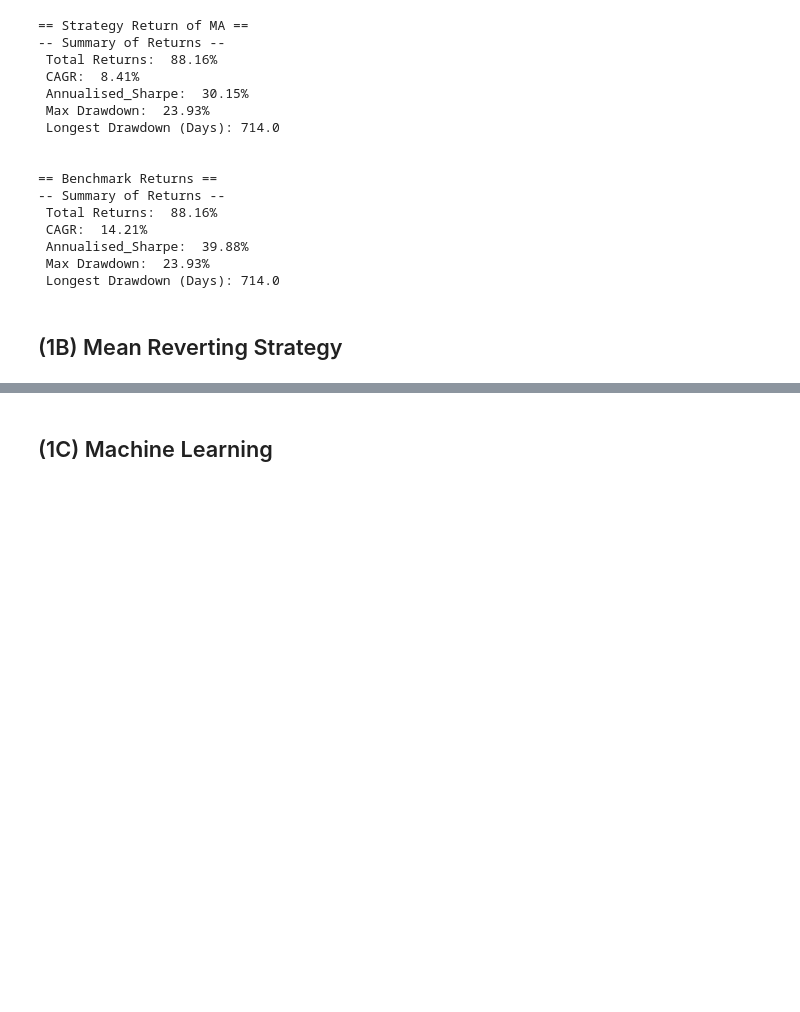
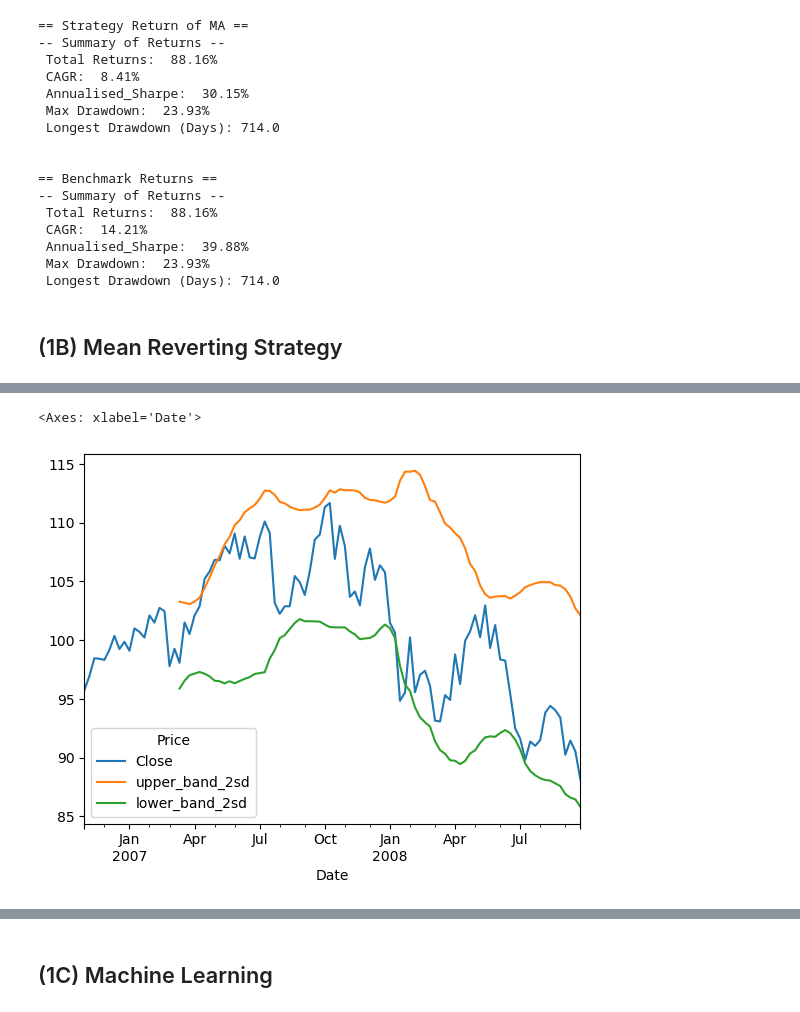
Before and after one commit to Gregtwl/GrpAssignment, a Jupyter notebook: Assignment_Harmonised.ipynb, the cells around one changed output, grey strips where cells are left out. Drawn from its saved outputs; the diff is of its cells as text; code cells hidden in the pictures; blank space fills up the shorter version.

```diff
--- a/Assignment_Harmonised.ipynb
+++ b/Assignment_Harmonised.ipynb
@@ -1146,0 +1190,5 @@ def compute_returns(
+# %%
+spy_train_data_bollinger[['Close','upper_band_2sd','lower_band_2sd']][:100].plot()
+# %% [output]
+<Axes: xlabel='Date'>
+[figure, added]
```
Also changed, not shown: parts of 56 cells of this notebook.
